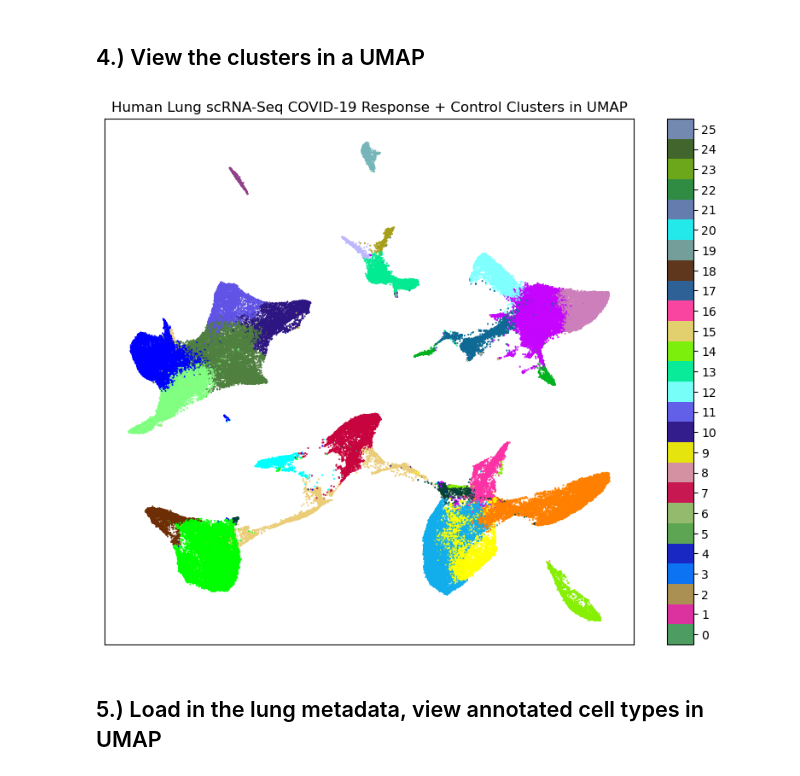
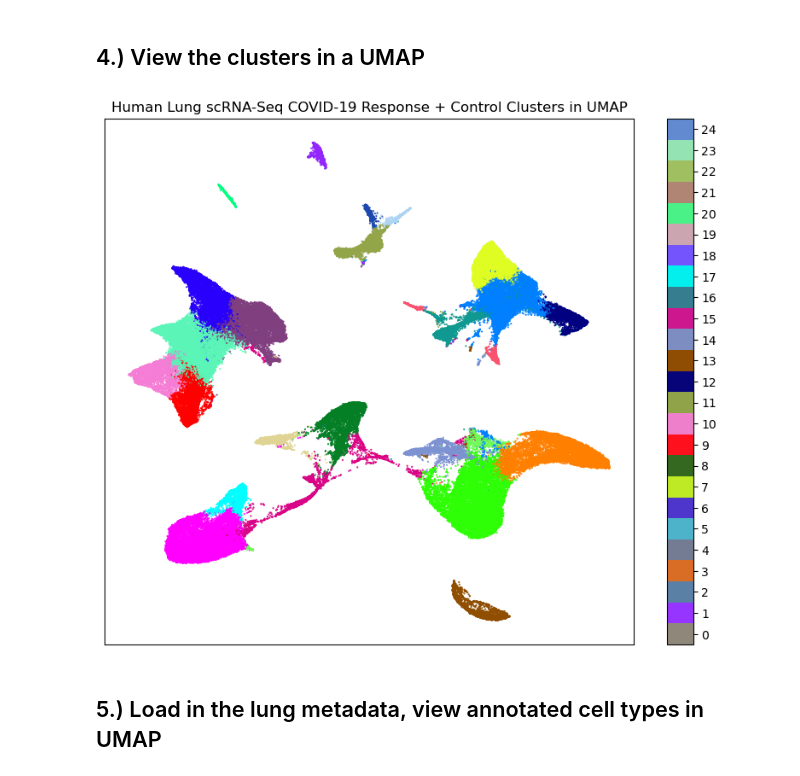
Before and after one commit to zwallace425/veme, a Jupyter notebook: VEME_Single_Cell.ipynb, the cells around one changed output. Cells and saved outputs as stored; diff of their text form; code cells hidden in the pictures.

```diff
--- a/VEME_Single_Cell.ipynb
+++ b/VEME_Single_Cell.ipynb
@@ -60,4 +66,12 @@ DATA NOTE: The dataset that will be analyzed is 116,313 cells by 2000 genes.  Th
 # %%
-counts_pca = PCA(n_components = 30, svd_solver = 'randomized', random_state = 42).fit_transform(counts)
-counts_pca
+pca = PCA(n_components = 250, random_state = 42).fit(counts)
+pca.fit(counts)
+
+# Plot distribution of explained variance
+plt.plot(pca.explained_variance_ratio_)
+plt.xlabel("Component Number")
+plt.ylabel("Explained Varinace Ratio")
+plt.title("Distribution of Explained Variance for 250 Principal Components")
+plt.axvline(x=30, color = "r")
+plt.show()
 # %% [output]
@@ -76,0 +81,3 @@ array([[ 13.93578569,  34.35509021,  51.93784326, ...,  -3.13017106,
+# %%
+counts_pca = PCA(n_components = 30, random_state = 42).fit_transform(counts)
+counts_pca
@@ -89,4 +132,2 @@ plt.show()
 # %%
-# K-neighbors connectivity matrix
-
-counts_neighbors = kneighbors_graph(counts_pca, 50, include_self = True, n_jobs = -1)
+counts_neighbors = kneighbors_graph(X = counts_pca, n_neighbors = 50, include_self = True, n_jobs = -1)
@@ -93,5 +136,5 @@ counts_neighbors = kneighbors_graph(counts_pca, 50, include_self = True, n_jobs
 # %%
-# Cluster with Louvain
-
-louvain = Louvain(random_state = 42)
+louvain = Louvain(resolution = 0.8, random_state = 42)
 labels = louvain.fit_predict(counts_neighbors)
+labels = np.asarray(labels)
+print("Number of clusters identified by Louvain:", len(np.unique(labels)))
@@ -105,16 +155,16 @@ Number of clusters identified by Louvain: 26
 # %%
 fig, ax = plt.subplots(1, figsize = (10,8))
 colormap = np.asarray(distinctipy.get_colors(len(np.unique(labels))))
 plt.scatter(*counts_umap.T, s = 0.3, c = colormap[labels])
 plt.setp(ax, xticks=[], yticks=[])
 cmap = mcolors.LinearSegmentedColormap.from_list("cluster_colormap", colormap)
 cmappable = ScalarMappable(norm=None, cmap=cmap)
-cbar = plt.colorbar(cmappable, values = np.arange(26))
+cbar = plt.colorbar(cmappable, values = np.arange(len(np.unique(labels))))
 cbar.set_ticks(np.arange(len(np.unique(labels))))
 cbar.set_ticklabels(np.unique(labels))
 plt.title("Human Lung scRNA-Seq COVID-19 Response + Control Clusters in UMAP")
 plt.show()
 # %% [output]
-[figure, old version]
+[figure, new version]
 # %% [markdown]
 ## 5.) Load in the lung metadata, view annotated cell types in UMAP
```
Also changed, not shown: parts of 30 cells of this notebook, 3 other files.
